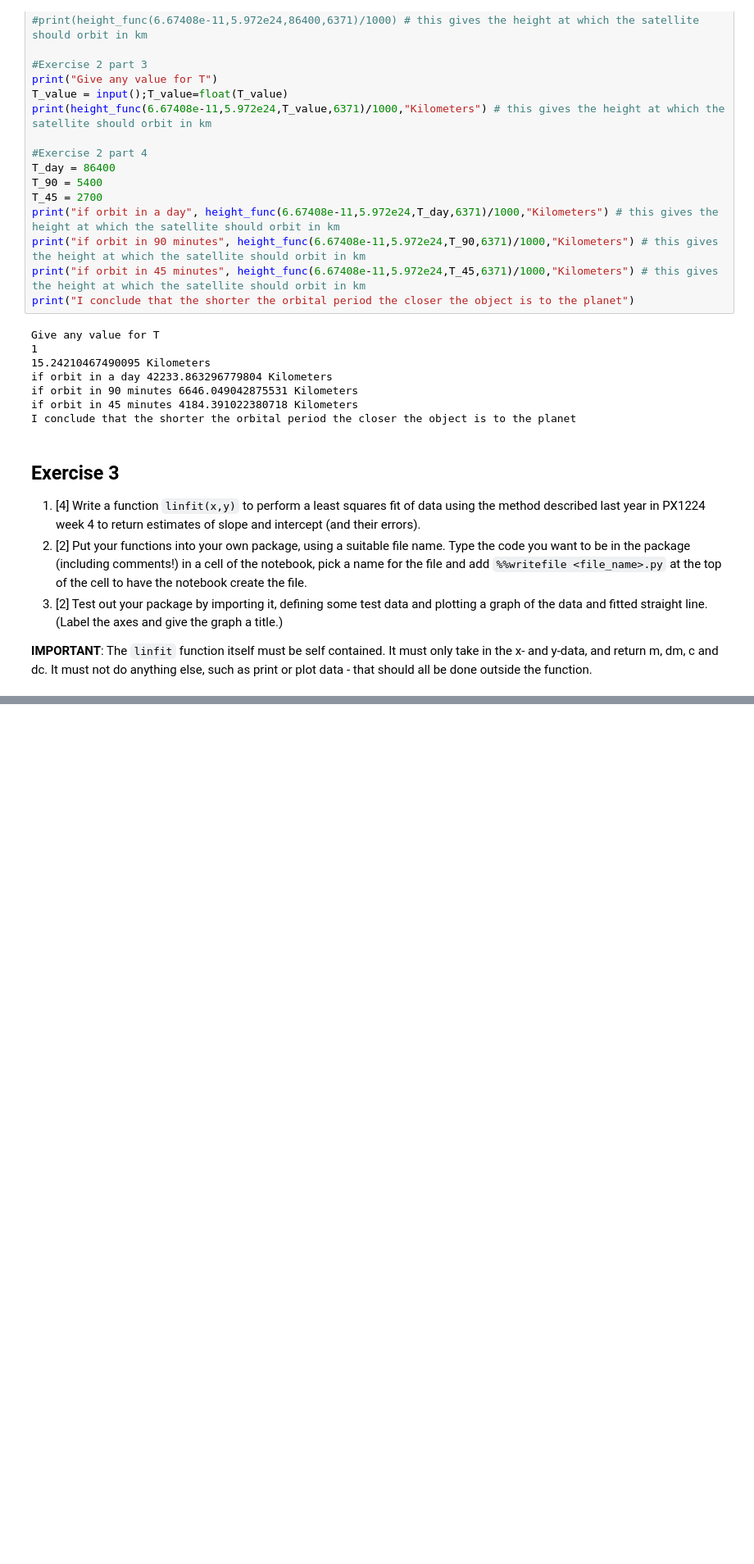
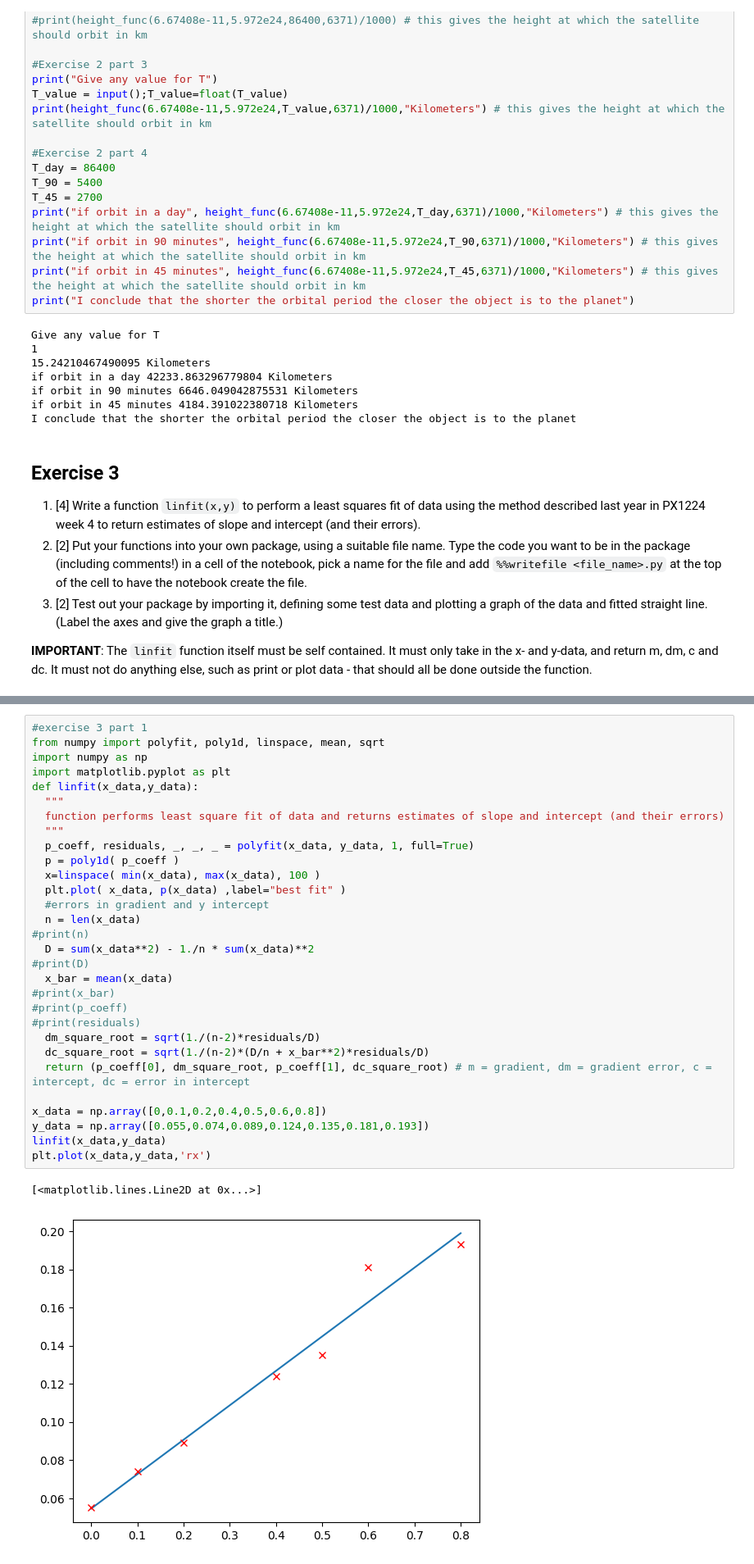
Before and after one commit to PX2145-2025/week-2-b-JonesRhys, a Jupyter notebook: Functions.ipynb, the cells around one changed output, grey strips where cells are left out. Shown at 82% size. Drawn from its saved outputs; the diff is of its cells as text; blank space fills up the shorter version.

```diff
--- a/Functions.ipynb
+++ b/Functions.ipynb
@@ -473,0 +502,33 @@ I conclude that the shorter the orbital period the closer the object is to the p
+# %%
+#exercise 3 part 1
+from numpy import polyfit, poly1d, linspace, mean, sqrt
+import numpy as np
+import matplotlib.pyplot as plt
+def linfit(x_data,y_data):
+  """
+  function performs least square fit of data and returns estimates of slope and intercept (and their errors)
+  """
+  p_coeff, residuals, _, _, _ = polyfit(x_data, y_data, 1, full=True)
+  p = poly1d( p_coeff )
+  x=linspace( min(x_data), max(x_data), 100 )
+  plt.plot( x_data, p(x_data) ,label="best fit" )
+  #errors in gradient and y intercept
+  n = len(x_data)
+#print(n)
+  D = sum(x_data**2) - 1./n * sum(x_data)**2
+#print(D)
+  x_bar = mean(x_data)
+#print(x_bar)
+#print(p_coeff)
+#print(residuals)
+  dm_square_root = sqrt(1./(n-2)*residuals/D)
+  dc_square_root = sqrt(1./(n-2)*(D/n + x_bar**2)*residuals/D)
+  return (p_coeff[0], dm_square_root, p_coeff[1], dc_square_root) # m = gradient, dm = gradient error, c = intercept, dc = error in intercept
+
+x_data = np.array([0,0.1,0.2,0.4,0.5,0.6,0.8])
+y_data = np.array([0.055,0.074,0.089,0.124,0.135,0.181,0.193])
+linfit(x_data,y_data)
+plt.plot(x_data,y_data,'rx')
+# %% [output]
+[<matplotlib.lines.Line2D at 0x...>]
+[figure, added]
```
Also changed, not shown: parts of 2 cells of this notebook.
